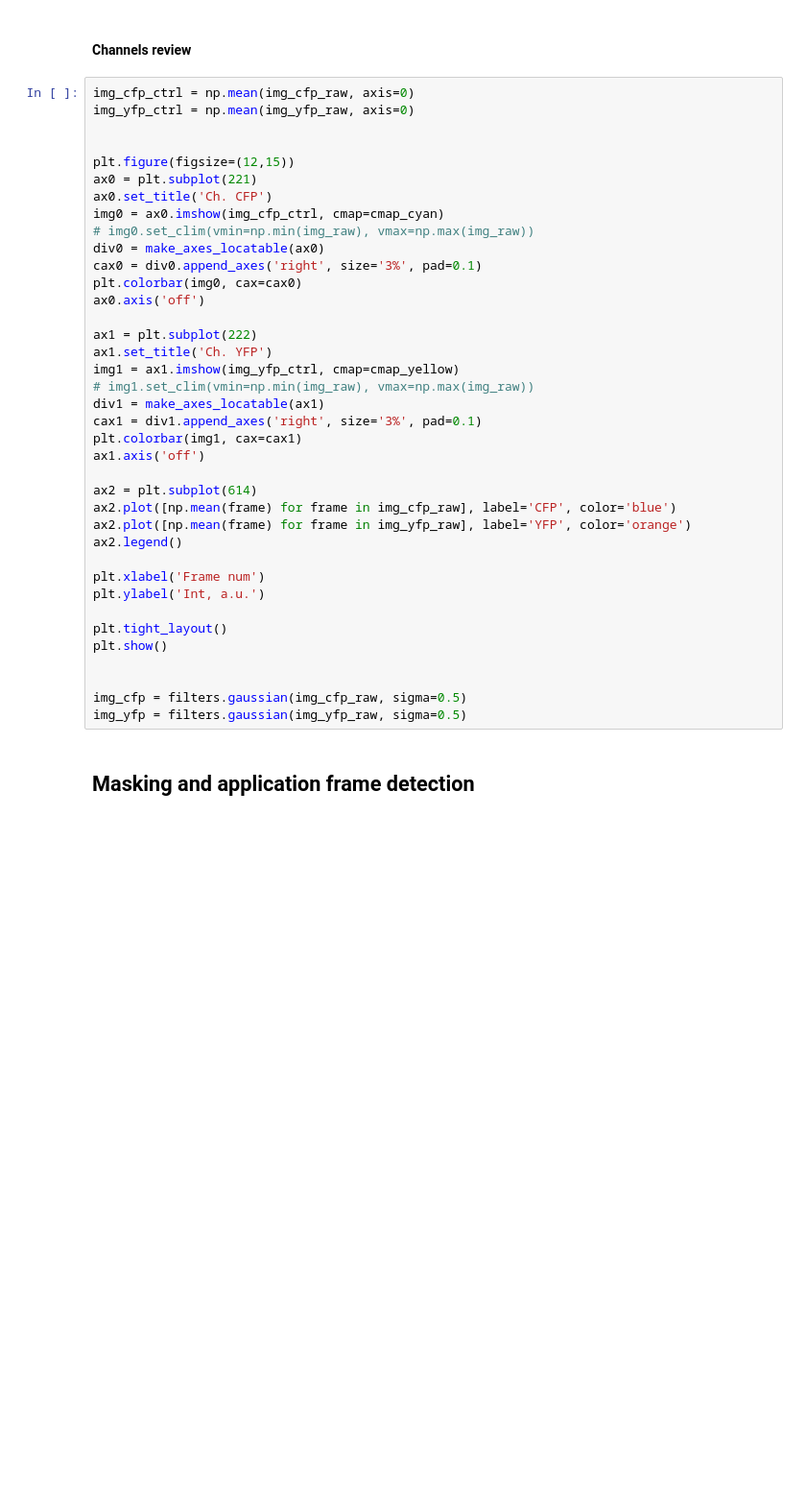
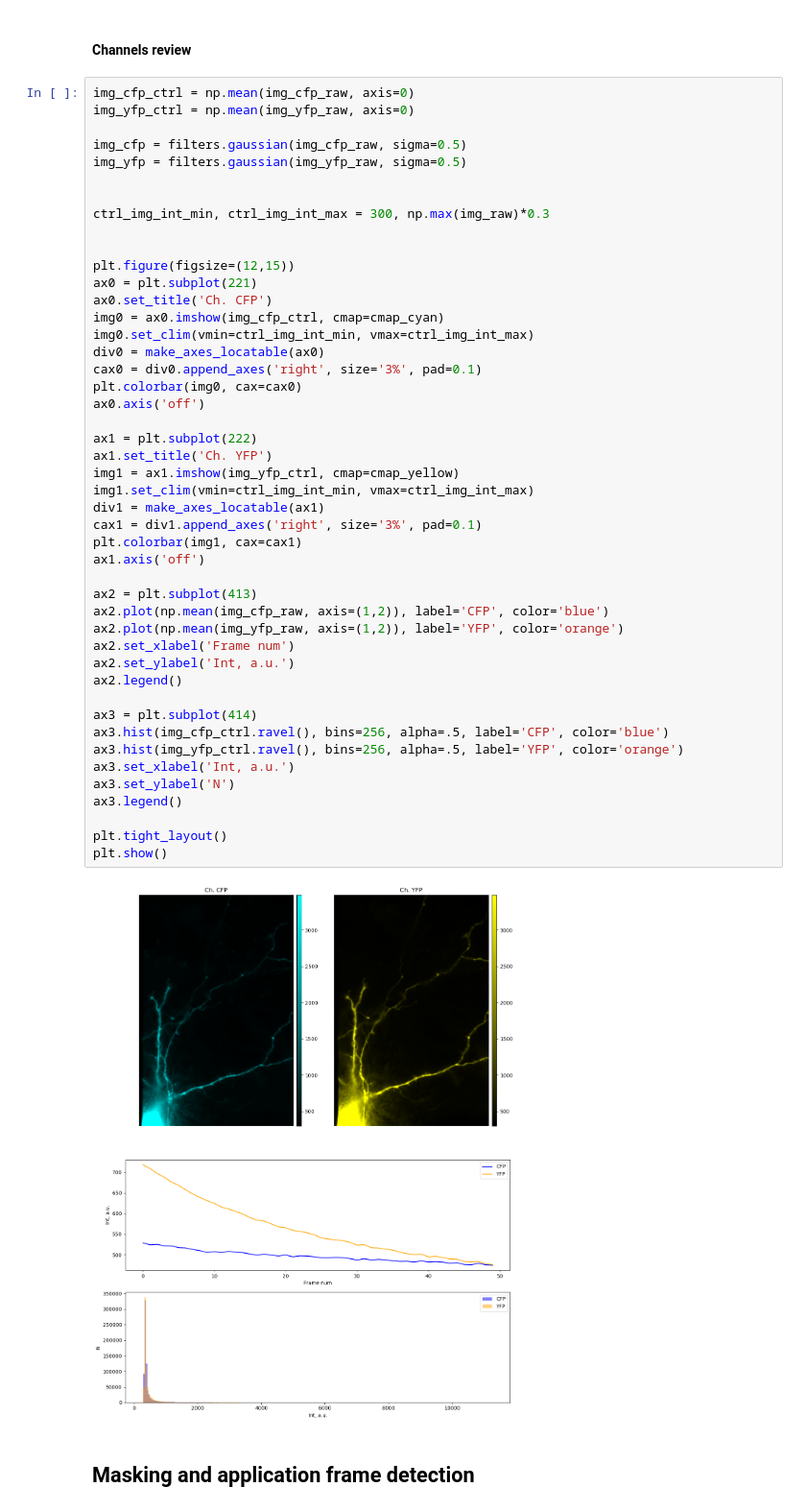
Before and after one commit to wisstock/LTData, a Jupyter notebook: cfp_yfp.ipynb, the cells around one changed output. Shown at 96% size. Cells and saved outputs as stored; diff of their text form; blank space fills up the shorter version.

```diff
--- a/cfp_yfp.ipynb
+++ b/cfp_yfp.ipynb
@@ -137,41 +142,51 @@ plt.show()
 # %%
 img_cfp_ctrl = np.mean(img_cfp_raw, axis=0)
 img_yfp_ctrl = np.mean(img_yfp_raw, axis=0)
+
+img_cfp = filters.gaussian(img_cfp_raw, sigma=0.5)
+img_yfp = filters.gaussian(img_yfp_raw, sigma=0.5)
+
+
+ctrl_img_int_min, ctrl_img_int_max = 300, np.max(img_raw)*0.3
 
 
 plt.figure(figsize=(12,15))
 ax0 = plt.subplot(221)
 ax0.set_title('Ch. CFP')
 img0 = ax0.imshow(img_cfp_ctrl, cmap=cmap_cyan)
-# img0.set_clim(vmin=np.min(img_raw), vmax=np.max(img_raw))
+img0.set_clim(vmin=ctrl_img_int_min, vmax=ctrl_img_int_max)
 div0 = make_axes_locatable(ax0)
 cax0 = div0.append_axes('right', size='3%', pad=0.1)
 plt.colorbar(img0, cax=cax0)
 ax0.axis('off')
 
 ax1 = plt.subplot(222)
 ax1.set_title('Ch. YFP')
 img1 = ax1.imshow(img_yfp_ctrl, cmap=cmap_yellow)
-# img1.set_clim(vmin=np.min(img_raw), vmax=np.max(img_raw))
+img1.set_clim(vmin=ctrl_img_int_min, vmax=ctrl_img_int_max)
 div1 = make_axes_locatable(ax1)
 cax1 = div1.append_axes('right', size='3%', pad=0.1)
 plt.colorbar(img1, cax=cax1)
 ax1.axis('off')
 
-ax2 = plt.subplot(614)
-ax2.plot([np.mean(frame) for frame in img_cfp_raw], label='CFP', color='blue')
-ax2.plot([np.mean(frame) for frame in img_yfp_raw], label='YFP', color='orange')
+ax2 = plt.subplot(413)
+ax2.plot(np.mean(img_cfp_raw, axis=(1,2)), label='CFP', color='blue')
+ax2.plot(np.mean(img_yfp_raw, axis=(1,2)), label='YFP', color='orange')
+ax2.set_xlabel('Frame num')
+ax2.set_ylabel('Int, a.u.')
 ax2.legend()
 
-plt.xlabel('Frame num')
-plt.ylabel('Int, a.u.')
+ax3 = plt.subplot(414)
+ax3.hist(img_cfp_ctrl.ravel(), bins=256, alpha=.5, label='CFP', color='blue')
+ax3.hist(img_yfp_ctrl.ravel(), bins=256, alpha=.5, label='YFP', color='orange')
+ax3.set_xlabel('Int, a.u.')
+ax3.set_ylabel('N')
+ax3.legend()
 
 plt.tight_layout()
 plt.show()
-
-
-img_cfp = filters.gaussian(img_cfp_raw, sigma=0.5)
-img_yfp = filters.gaussian(img_yfp_raw, sigma=0.5)
+# %% [output]
+[figure, added]
 # %% [markdown]
 ## Masking and application frame detection
 # %%
```
Also changed, not shown: parts of 16 cells of this notebook.
